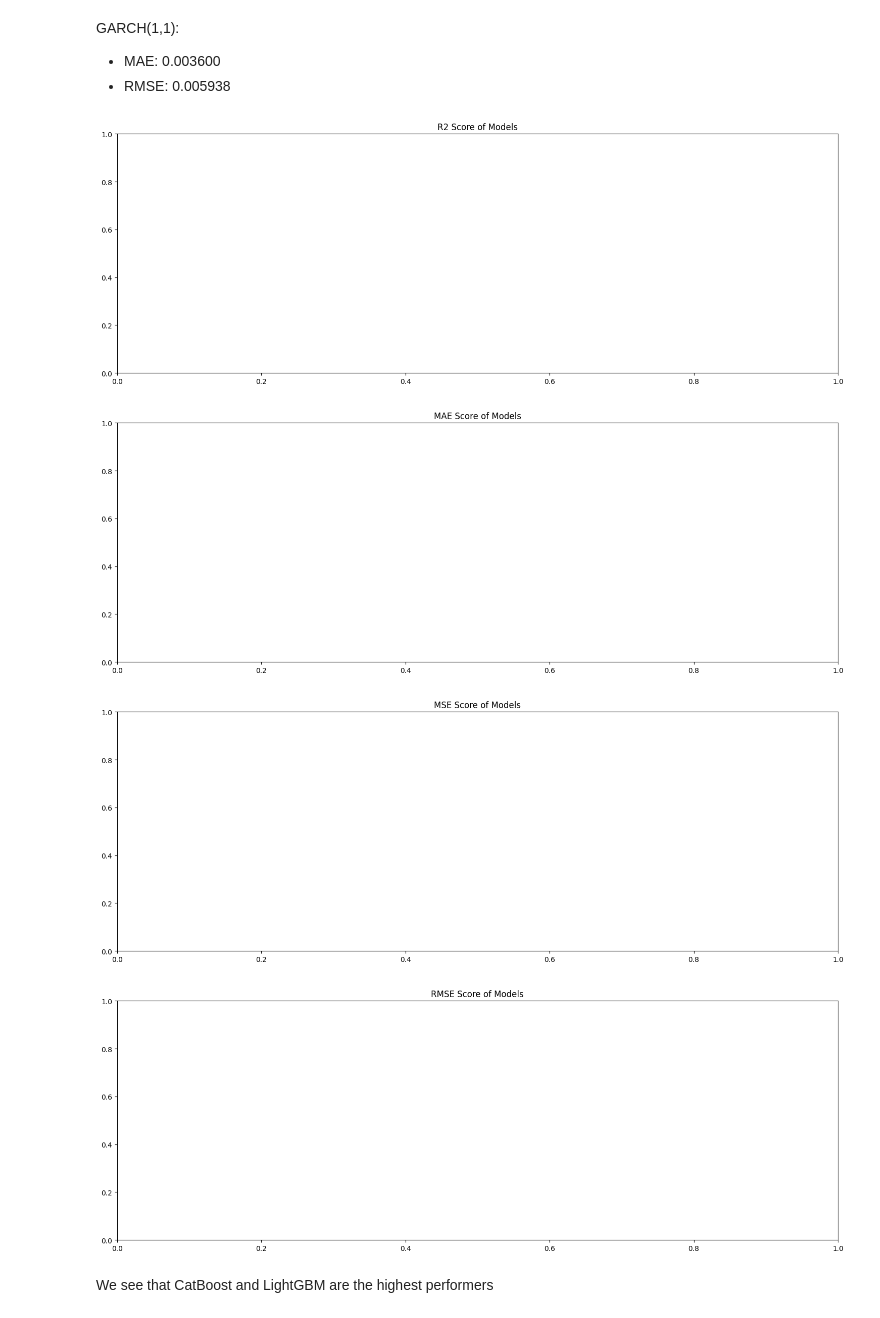
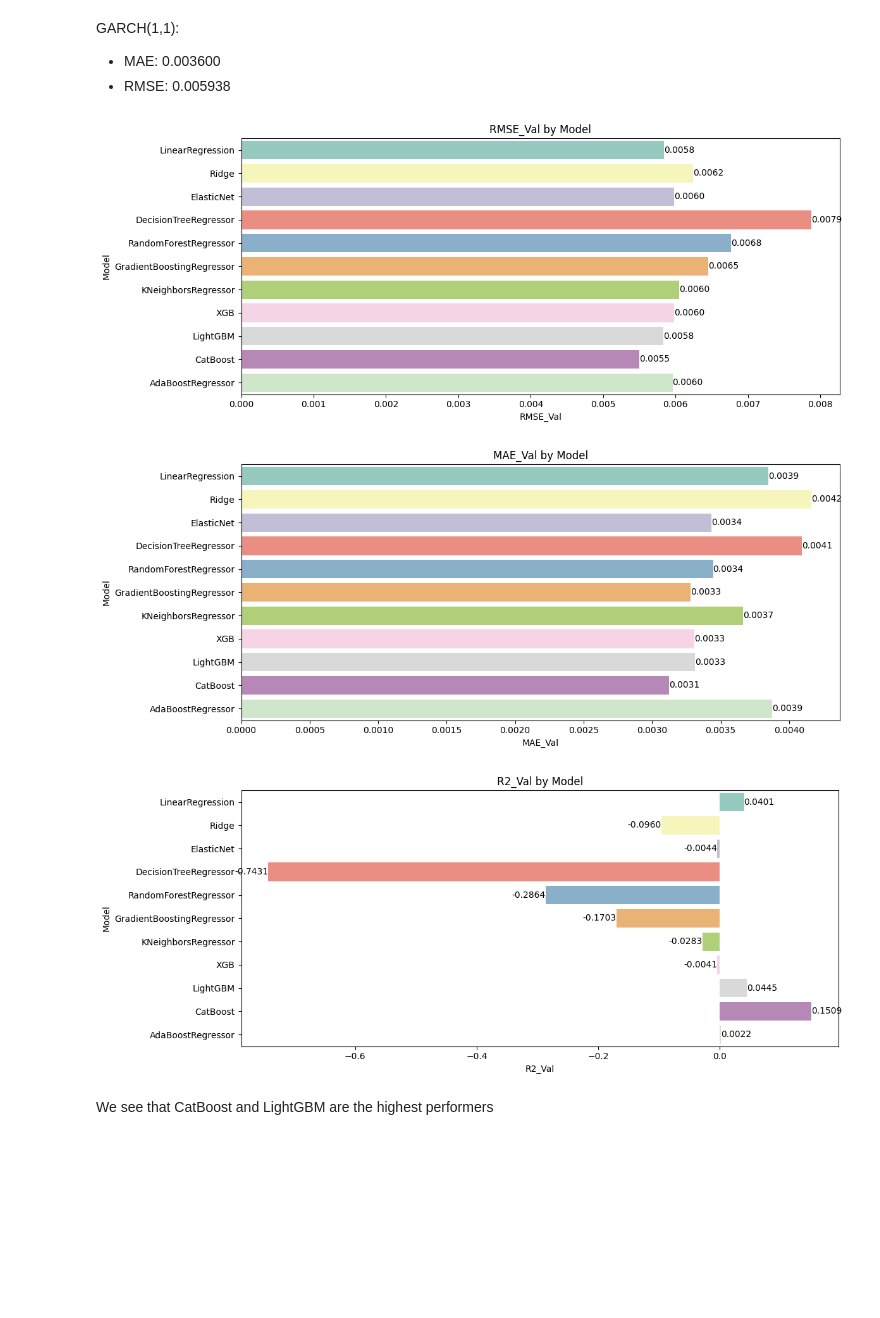
Before and after one commit to Noha-Jung3/Market-Volatility-Prediction, a Jupyter notebook: 04_ML_Models.ipynb, the cells around one changed output. Saved outputs shown, nothing was run; the diff lists cells and outputs as text; code cells hidden in the pictures; blank space fills up the shorter version.

Commit message:
code fix (plot errors fix)

```diff
--- a/04_ML_Models.ipynb
+++ b/04_ML_Models.ipynb
@@ -185,7 +199,7 @@ R2   TRAIN:  0.6365010822755147
 
 *************************
 # %%
-scores = scores.drop(["MAE","MSE","RMSE","R2"], axis = 1)
+# scores = scores.drop(["MAE","MSE","RMSE","R2"], axis = 1)
 # %%
 scores
 # %% [output]
@@ -206,35 +220,38 @@ GARCH(1,1):
 - MAE: 0.003600
 - RMSE: 0.005938
 # %%
-for col in scores[["R2", "MAE", "MSE", "RMSE"]]:
-    plt.figure(figsize=(15, 5.5))
+metrics_to_plot = [
+    "RMSE_Val",
+    "MAE_Val",
+    "R2_Val"
+]
+
+for col in metrics_to_plot:
+
+    plt.figure(figsize=(12,5))
 
     ax = sns.barplot(
         data=scores,
         x=col,
         y="Model",
         hue="Model",
         palette="Set3",
         legend=False
     )
 
     for container in ax.containers:
         ax.bar_label(
             container,
-            fmt="{:.3f}",
-            fontsize=14,
-            label_type="center"
+            fmt="{:.4f}"
         )
 
-    ax.set(ylabel="")
-    plt.title(f"{col} Score of Models")
+    plt.title(f"{col} by Model")
     plt.tight_layout()
     plt.show()
 # %% [output]
-[figure, old version]
+[figure, new version]
-[figure, old version]
+[figure, new version]
-[figure, old version]
+[figure, new version]
-[figure, removed]
 # %% [markdown]
 We see that CatBoost and LightGBM are the highest performers
 # %% [markdown]
```
Also changed, not shown: parts of 3 cells of this notebook, 3 other files.
